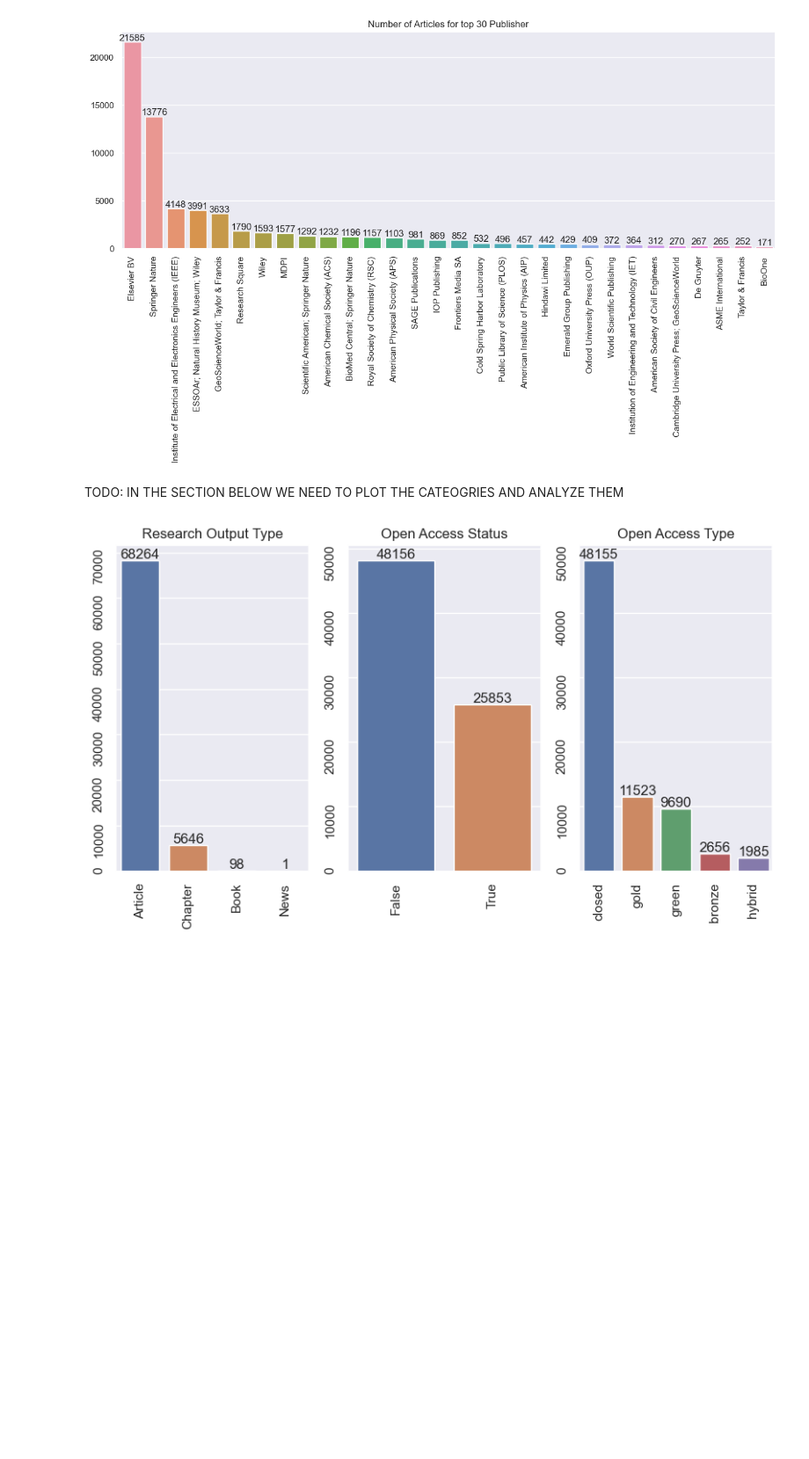
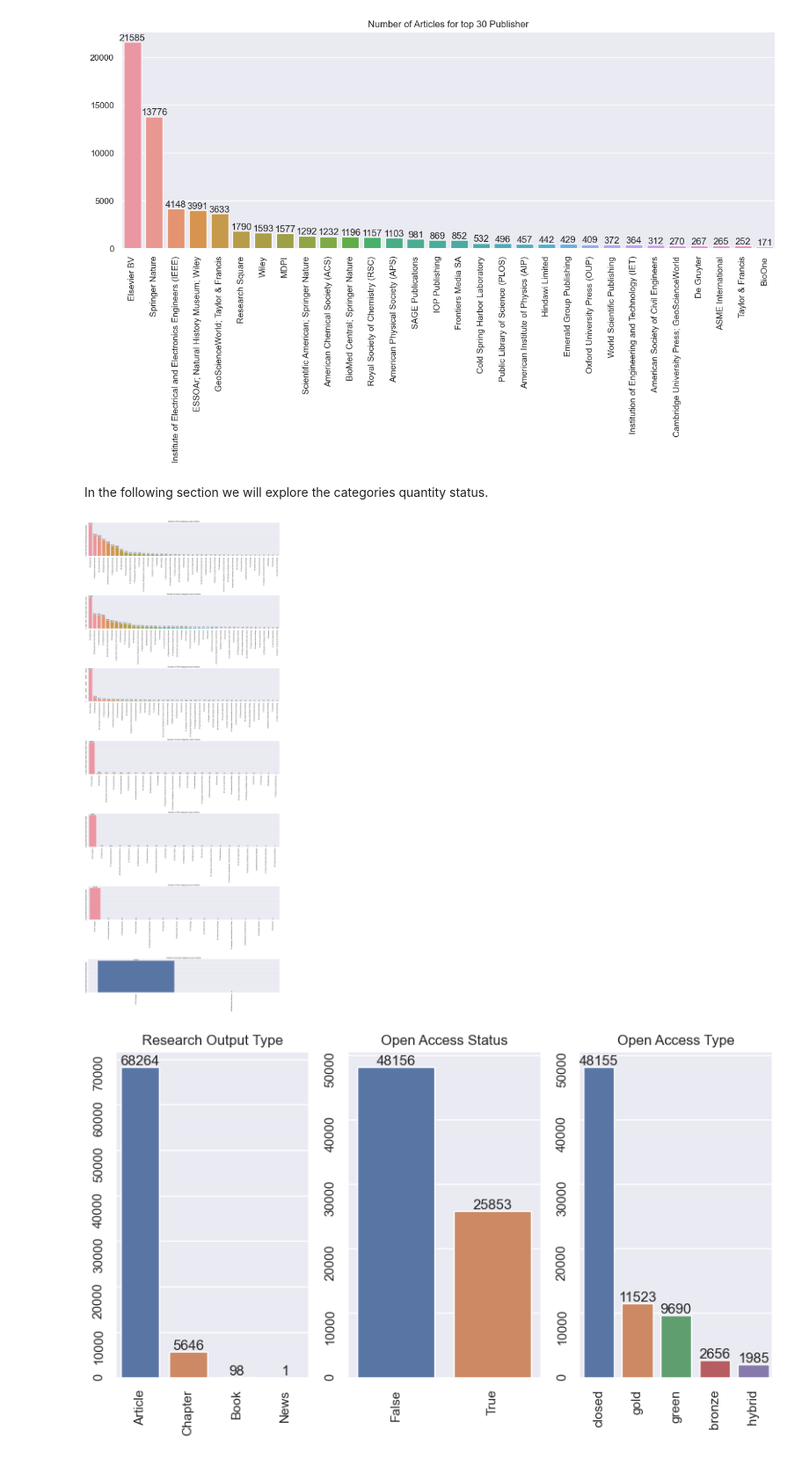
Before and after one commit to SimplyRamin/AlMetric-Research-Paper, a Jupyter notebook: EDA V1.0.ipynb, the cells around one changed output. Shown at 88% size. Drawn from its saved outputs; the diff is of its cells as text; code cells hidden in the pictures; blank space fills up the shorter version.

```diff
--- a/EDA V1.0.ipynb
+++ b/EDA V1.0.ipynb
@@ -152,8 +160,69 @@ plt.xticks(rotation=90)
 plt.show()
 # %% [output]
 [figure]
-# %% [markdown]
-TODO: IN THE SECTION BELOW WE NEED TO PLOT THE CATEOGRIES AND ANALYZE THEM
+# %% [markdown]
+In the following section we will explore the categories quantity status.
+# %%
+fig, axes = plt.subplots(7, 1, figsize=(20, 50))
+x = [
+    list(df['Category_1'].value_counts().index),
+    list(df['Category_2'].value_counts().index),
+    list(df['Category_3'].value_counts().index),
+    list(df['Category_4'].value_counts().index),
+    list(df['Category_5'].value_counts().index),
+    list(df['Category_6'].value_counts().index),
+    list(df['Category_7'].value_counts().index),
+
+]
+y = [
+    list(df['Category_1'].value_counts()),
+    list(df['Category_2'].value_counts()),
+    list(df['Category_3'].value_counts()),
+    list(df['Category_4'].value_counts()),
+    list(df['Category_5'].value_counts()),
+    list(df['Category_6'].value_counts()),
+    list(df['Category_7'].value_counts()),
+]
+
+sns.barplot(ax=axes[0], x=x[0], y=y[0])
+axes[0].set_title('Number of First Categories used in Articles')
+axes[0].bar_label(axes[0].containers[0])
+axes[0].tick_params(labelrotation=90)
+
+sns.barplot(ax=axes[1], x=x[1], y=y[1])
+axes[1].set_title('Number of Second Categories used in Articles')
+axes[1].bar_label(axes[1].containers[0])
+axes[1].tick_params(labelrotation=90)
+
+sns.barplot(ax=axes[2], x=x[2], y=y[2])
+axes[2].set_title('Number of Third Categories used in Articles')
+axes[2].bar_label(axes[2].containers[0])
+axes[2].tick_params(labelrotation=90)
+
+sns.barplot(ax=axes[3], x=x[3], y=y[3])
+axes[3].set_title('Number of Fourth Categories used in Articles')
+axes[3].bar_label(axes[3].containers[0])
+axes[3].tick_params(labelrotation=90)
+
+sns.barplot(ax=axes[4], x=x[4], y=y[4])
+axes[4].set_title('Number of Fifth Categories used in Articles')
+axes[4].bar_label(axes[4].containers[0])
+axes[4].tick_params(labelrotation=90)
+
+sns.barplot(ax=axes[5], x=x[5], y=y[5])
+axes[5].set_title('Number of Sixth Categories used in Articles')
+axes[5].bar_label(axes[5].containers[0])
+axes[5].tick_params(labelrotation=90)
+
+sns.barplot(ax=axes[6], x=x[6], y=y[6])
+axes[6].set_title('Number of Seventh Categories used in Articles')
+axes[6].bar_label(axes[6].containers[0])
+axes[6].tick_params(labelrotation=90)
+
+fig.tight_layout()
+plt.show()
+# %% [output]
+[figure, added]
 # %%
 fig, axes = plt.subplots(1, 3, figsize=(10, 5))
 x = [
```
Also changed, not shown: parts of 2 cells of this notebook.
